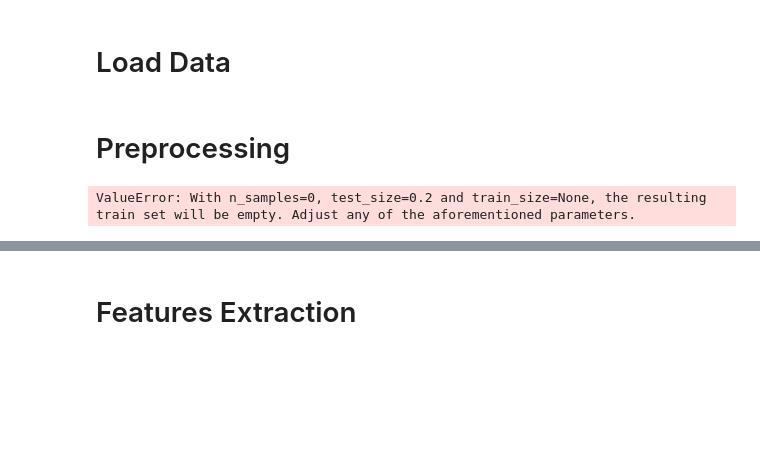
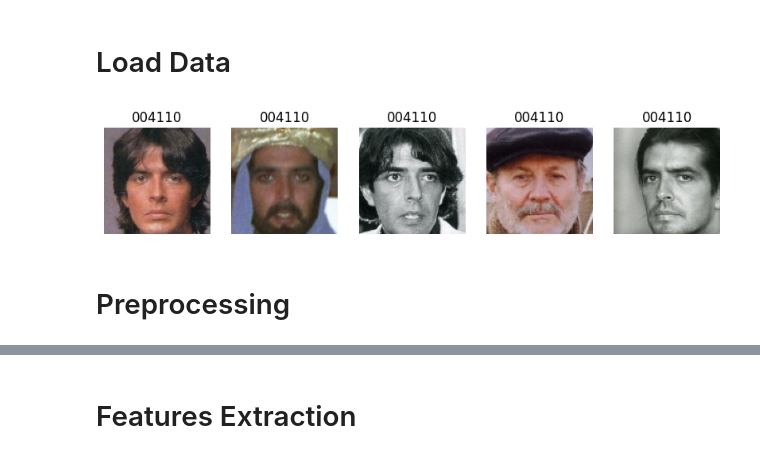
Before and after one commit to sbylash/23_Shasia-Sasa_ML, a Jupyter notebook: Uts.ipynb, the cells around one changed output, grey strips where cells are left out. Drawn from its saved outputs; the diff is of its cells as text; code cells hidden in the pictures; blank space fills up the shorter version.

```diff
--- a/Uts.ipynb
+++ b/Uts.ipynb
@@ -23,0 +29,7 @@ Berikut merupakan boilerplate code yang dapat Anda gunakan sebagai acuan dasar p
+# %%
+import kagglehub
+
+# Download latest version
+path = kagglehub.dataset_download("ntl0601/casia-webface")
+
+print("Path to dataset files:", path)
@@ -104,33 +62,30 @@ def load_and_split_data(data_dir, test_size=0.2):
+# %%
+# Bagian ini dapat Anda gunakan untuk melakukan proses loading data dan juga proses split antara data latih dan data uji berdasarkan direktori gambar
+
+# Path dataset
+dataset_path = "/root/.cache/kagglehub/datasets/ntl0601/casia-webface/versions/1/casia-webface"
+
+# Ambil path gambar dan label
+image_paths = [os.path.join(root, file)
+               for root, _, files in os.walk(dataset_path)
+               for file in files]
+labels = [os.path.basename(os.path.dirname(path)) for path in image_paths]
+
+# Visualisasi gambar
+def show_sample_images(image_paths, labels, num_samples=5):
+    plt.figure(figsize=(10, 5))
+    for i in range(num_samples):
+        img = cv2.imread(image_paths[i])
+        img = cv2.cvtColor(img, cv2.COLOR_BGR2RGB)
+        plt.subplot(1, num_samples, i+1)
+        plt.imshow(img)
+        plt.title(labels[i])
+        plt.axis('off')
+    plt.show()
+
+# Menampilkan 5 gambar
+show_sample_images(image_paths, labels)
+# %% [output]
+[figure, added]
 # %% [markdown]
 # Preprocessing
-# %%
-'''
-Pada bagian ini Anda diperbolehkan untuk melakukan proses pra pengolahan data (preprocessing) sesuai dengan kebutuhan. Pra pengolahan data dapat berupa:
-
-1. Standardisasi nilai fitur ataupun label
-2. Penyesuaian ukuran gambar
-3. Perubahan colorspace gambar
-4. dan lain-lain
-'''
-
-from sklearn.model_selection import train_test_split
-import os
-
-def load_and_split_data(data_dir):
-    filepaths = []
-    labels = []
-
-    # Assume subdirectories in data_dir represent different classes
-    for label_dir in os.listdir(data_dir):
-        class_dir = os.path.join(data_dir, label_dir)
-        if os.path.isdir(class_dir):
-            for file in os.listdir(class_dir):
-                filepaths.append(os.path.join(class_dir, file))
-                labels.append(label_dir)  # or map label_dir to an integer if necessary
-
-    # Split into train and test sets
-    return train_test_split(filepaths, labels, test_size=0.2)
-
-train_paths, test_paths, train_labels, test_labels = load_and_split_data(data_dir)
-# %% [output]
-ValueError: With n_samples=0, test_size=0.2 and train_size=None, the resulting train set will be empty. Adjust any of the aforementioned parameters.
```
Also changed, not shown: parts of 11 cells of this notebook.
